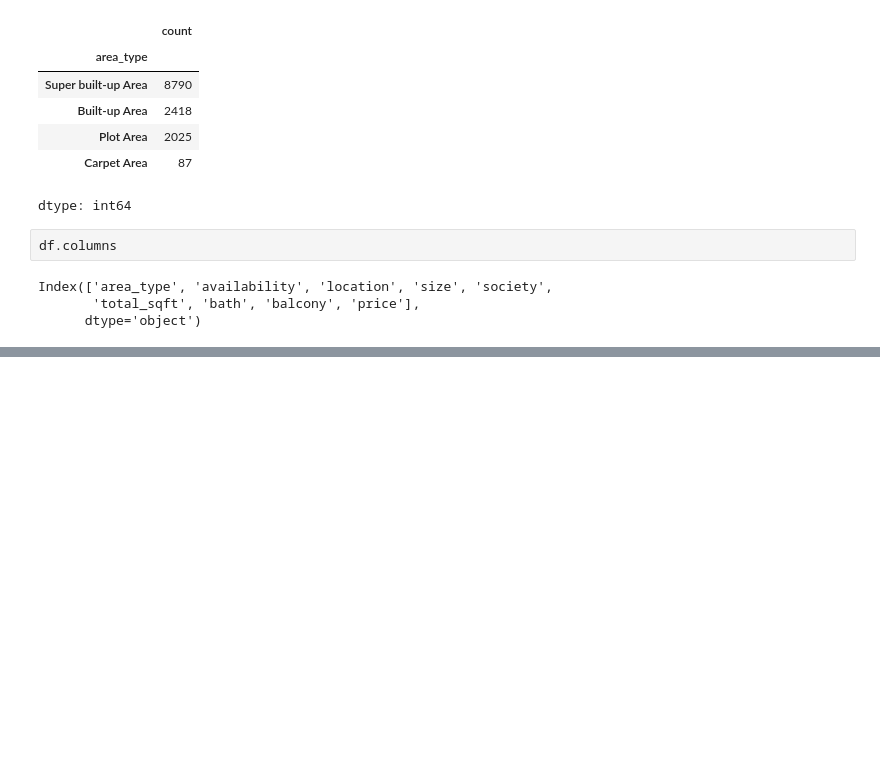
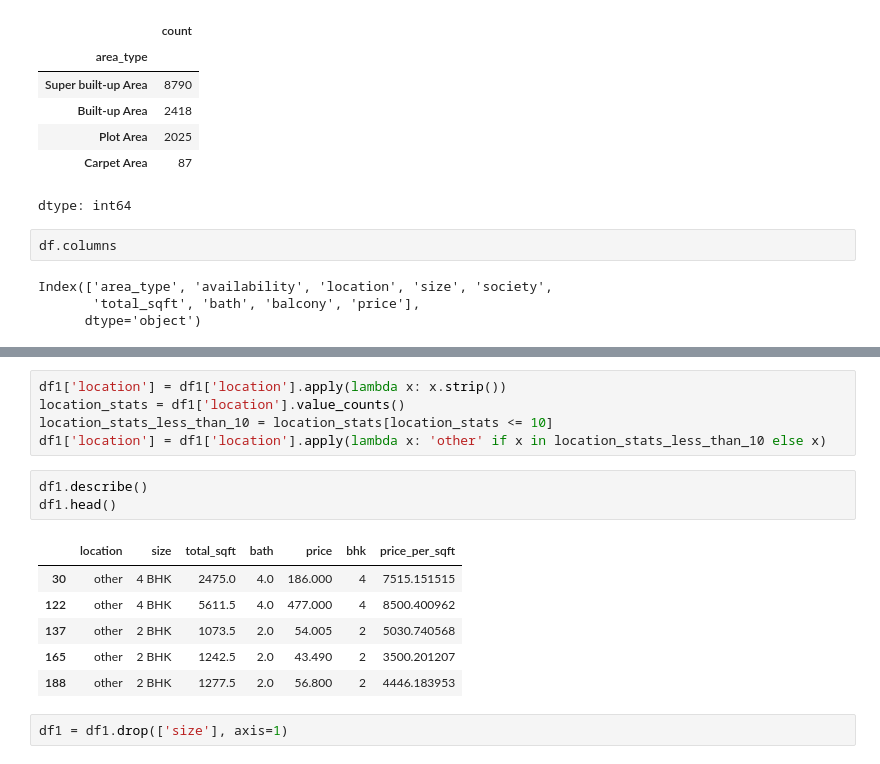
Before and after one commit to S-MANU/practice-work, a Jupyter notebook: working_project_on_real_estate.ipynb, the cells around one changed output, grey strips where cells are left out. Cells and saved outputs as stored; diff of their text form; blank space fills up the shorter version.

```diff
--- a/working_project_on_real_estate.ipynb
+++ b/working_project_on_real_estate.ipynb
@@ -53,0 +126,17 @@ Index(['area_type', 'availability', 'location', 'size', 'society',
+# %%
+df1['location'] = df1['location'].apply(lambda x: x.strip())
+location_stats = df1['location'].value_counts()
+location_stats_less_than_10 = location_stats[location_stats <= 10]
+df1['location'] = df1['location'].apply(lambda x: 'other' if x in location_stats_less_than_10 else x)
+# %%
+df1.describe()
+df1.head()
+# %% [output]
+|  | location | size | total_sqft | bath | price | bhk | price_per_sqft |
+| 30 | other | 4 BHK | 2475.0 | 4.0 | 186.000 | 4 | 7515.151515 |
+| 122 | other | 4 BHK | 5611.5 | 4.0 | 477.000 | 4 | 8500.400962 |
+| 137 | other | 2 BHK | 1073.5 | 2.0 | 54.005 | 2 | 5030.740568 |
+| 165 | other | 2 BHK | 1242.5 | 2.0 | 43.490 | 2 | 3500.201207 |
+| 188 | other | 2 BHK | 1277.5 | 2.0 | 56.800 | 2 | 4446.183953 |
+# %%
+df1 = df1.drop(['size'], axis=1)
```
Also changed, not shown: parts of 16 cells of this notebook.
